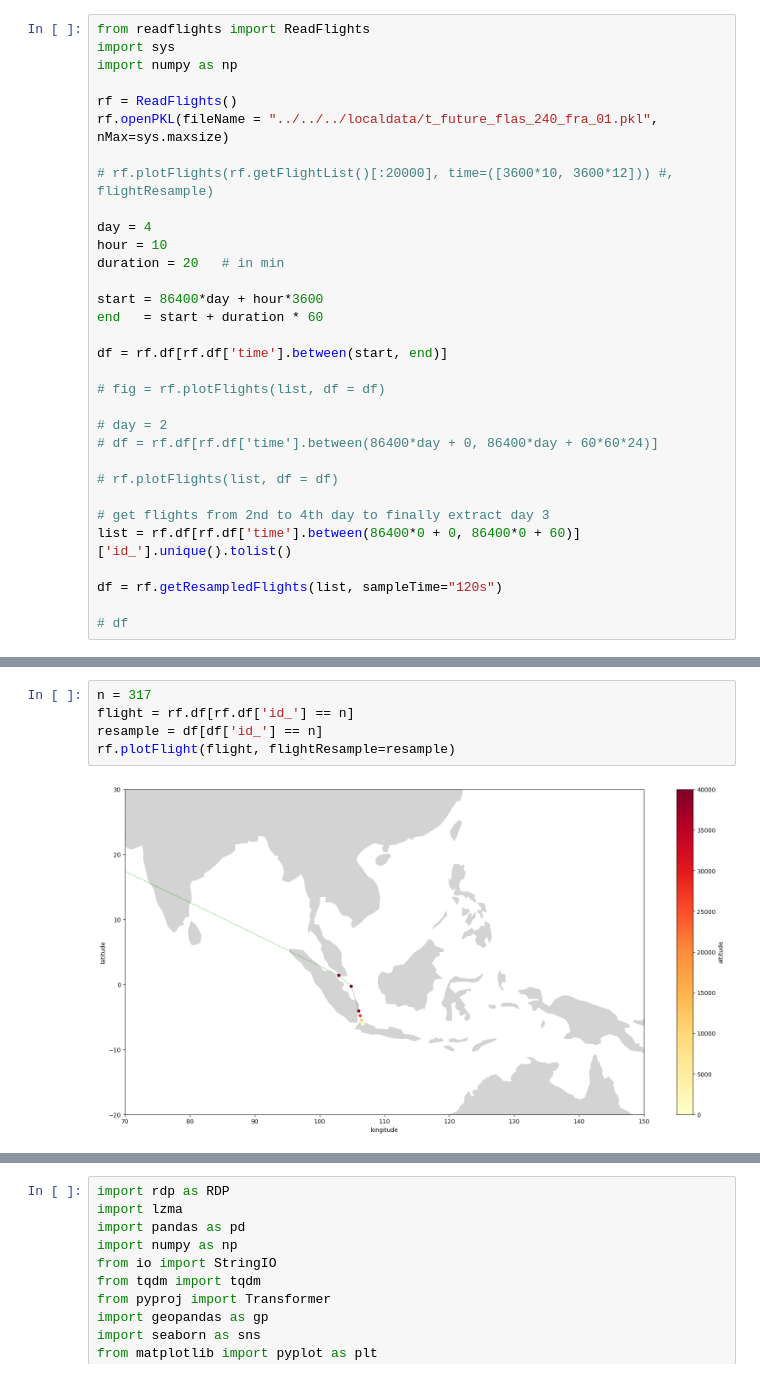
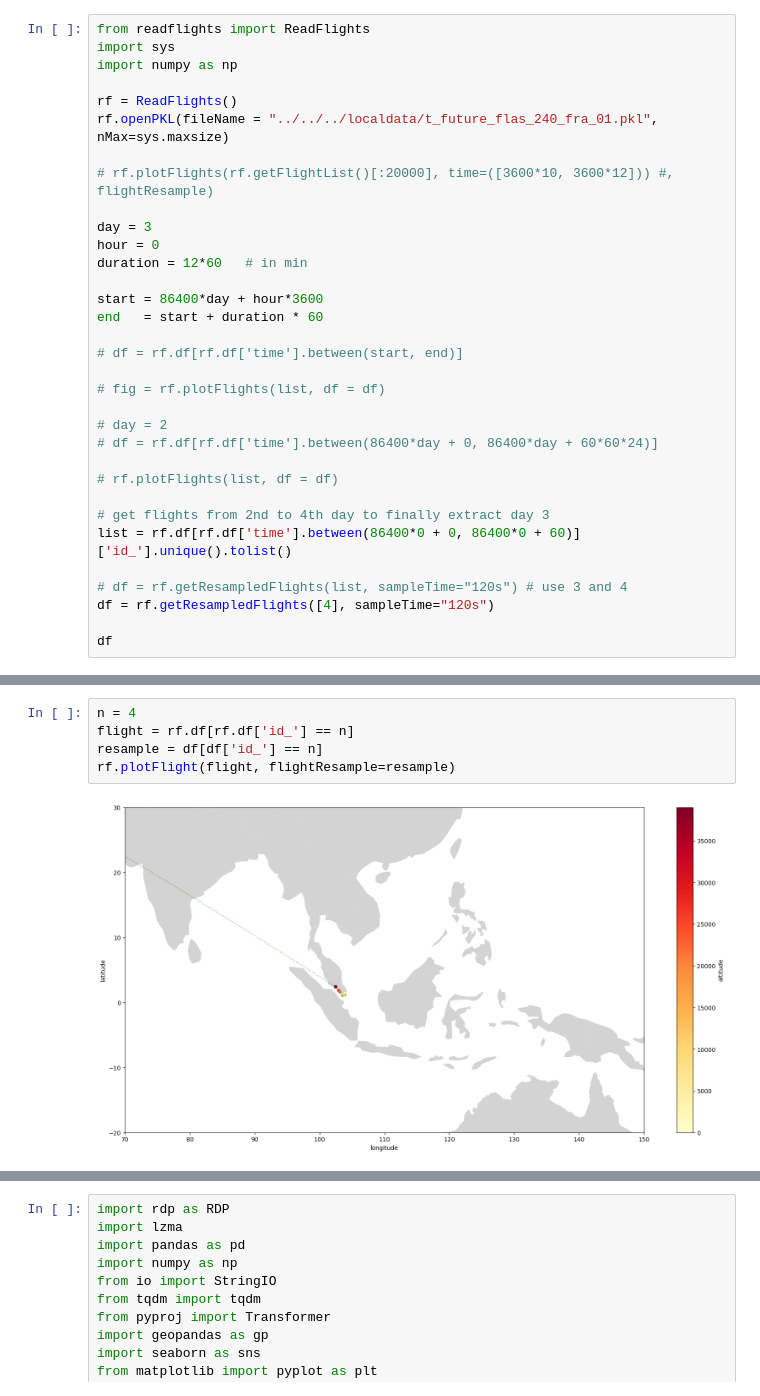
Before and after one commit to michaschultz/mobileSector, a Jupyter notebook: msdata/msFlights.ipynb, the cells around one changed output, grey strips where cells are left out. Cells and saved outputs as stored; diff of their text form.

```diff
--- a/msdata/msFlights.ipynb
+++ b/msdata/msFlights.ipynb
@@ -8,14 +8,14 @@ rf.openPKL(fileName = "../../../localdata/t_future_flas_240_fra_01.pkl", nMax=sy
 
 # rf.plotFlights(rf.getFlightList()[:20000], time=([3600*10, 3600*12])) #, flightResample)
 
-day = 4
-hour = 10
-duration = 20   # in min
+day = 3
+hour = 0
+duration = 12*60   # in min
 
 start = 86400*day + hour*3600
 end   = start + duration * 60
 
-df = rf.df[rf.df['time'].between(start, end)]
+# df = rf.df[rf.df['time'].between(start, end)]
 
 # fig = rf.plotFlights(list, df = df)
 
@@ -27,8 +27,9 @@ df = rf.df[rf.df['time'].between(start, end)]
 # get flights from 2nd to 4th day to finally extract day 3
 list = rf.df[rf.df['time'].between(86400*0 + 0, 86400*0 + 60)]['id_'].unique().tolist()
 
-df = rf.getResampledFlights(list, sampleTime="120s")
+# df = rf.getResampledFlights(list, sampleTime="120s") # use 3 and 4
+df = rf.getResampledFlights([4], sampleTime="120s")
 
-# df
+df
 # %% [output]
 resample flights
@@ -35,10 +111,10 @@ resample flights
 # %%
-n = 317
+n = 4
 flight = rf.df[rf.df['id_'] == n]
 resample = df[df['id_'] == n]
 rf.plotFlight(flight, flightResample=resample)
 # %% [output]
-[figure, old version]
+[figure, new version]
 # %%
 plotFlights([], resampleDF = df, time = [1000,6000])
 
```
Also changed, not shown: parts of 4 cells of this notebook, 2 other files.
